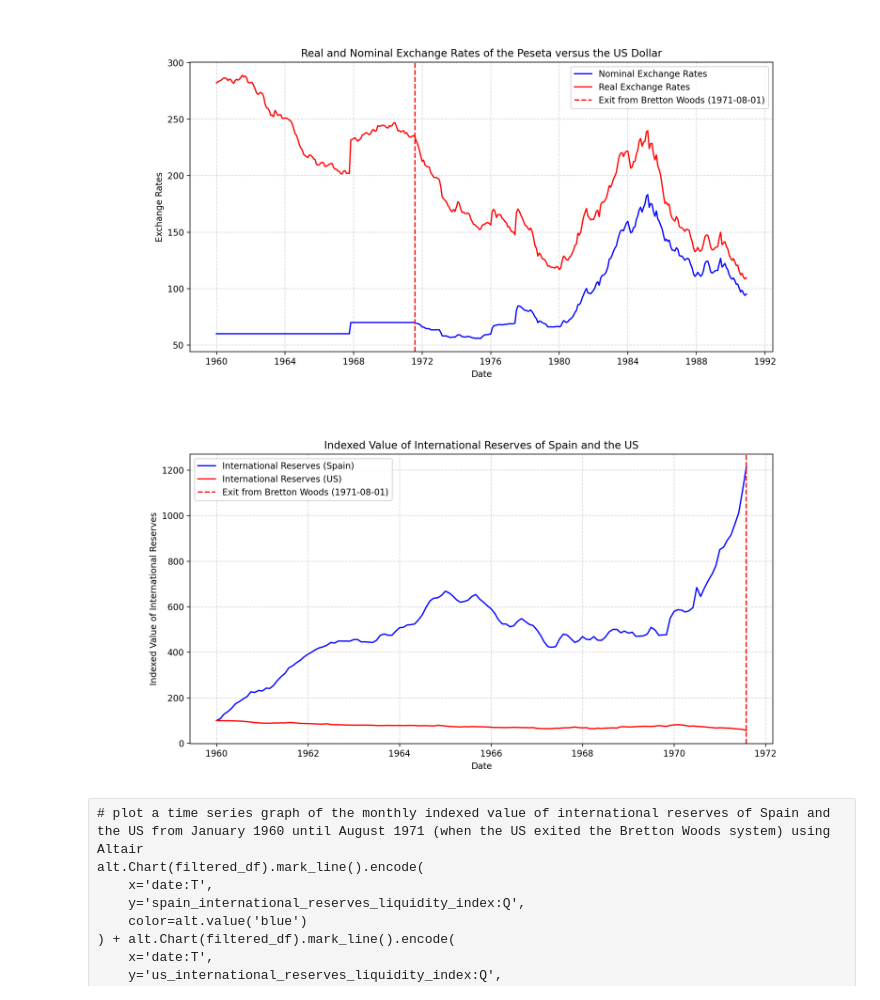
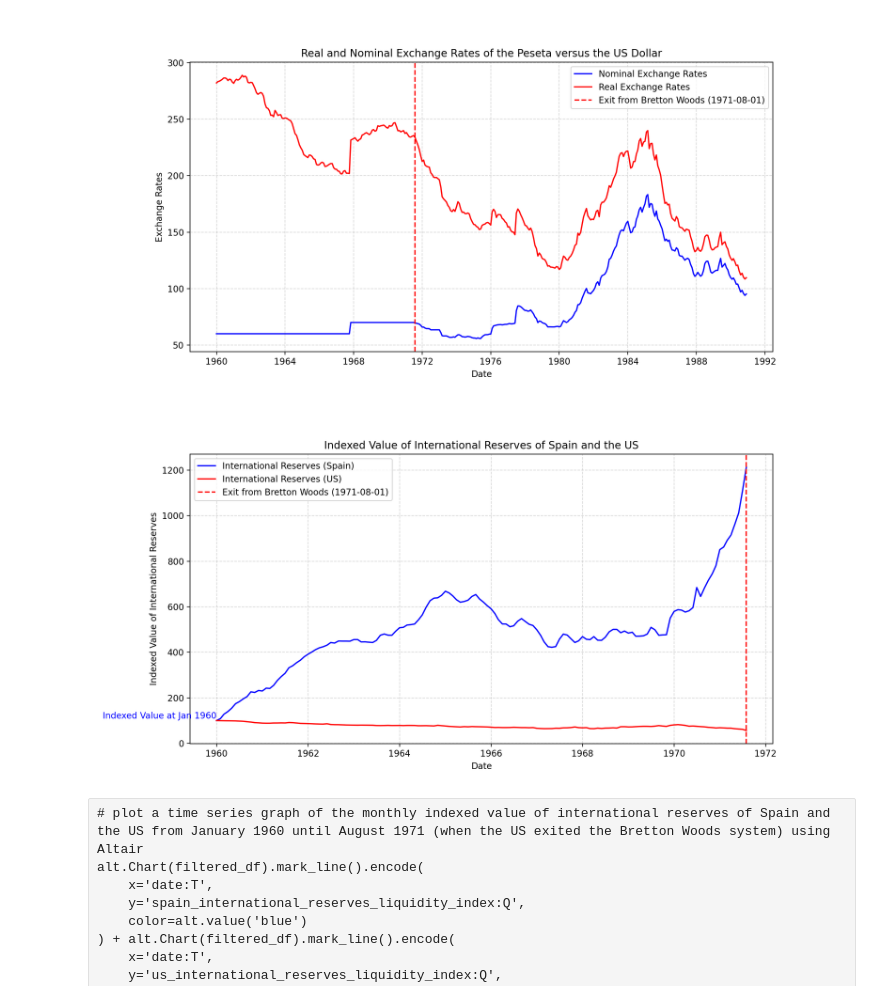
Before and after one commit to yuyaobai/ec1b1-coursework-group15, a Jupyter notebook: ec1b1coursework.ipynb, the cells around one changed output. Drawn from its saved outputs; the diff is of its cells as text; code cells hidden in the pictures.

```diff
--- a/ec1b1coursework.ipynb
+++ b/ec1b1coursework.ipynb
@@ -326,20 +325,22 @@ plt.show()
 # %%
 filtered_df = merged_df[(merged_df['date'] >= '1960-01-01') & (merged_df['date'] <= '1971-08-01')]
 
 # Plot a time series graph of the monthly indexed value of international reserves of Spain and the US from January 1960 until August 1971 (when the US exited the Bretton Woods system)
 
 plt.plot(filtered_df['date'], filtered_df['spain_international_reserves_liquidity_index'], label='International Reserves (Spain)', color='blue')
 plt.plot(filtered_df['date'], filtered_df['us_international_reserves_liquidity_index'], label='International Reserves (US)', color='red')
 plt.axvline(pd.to_datetime('1971-08-01'), color='red', linestyle='--', label='Exit from Bretton Woods (1971-08-01)')
+# label the point at jan 1960 to show the indexed value of international reserves at that point (100)
+plt.text(pd.to_datetime('1960-01-01'), filtered_df['spain_international_reserves_liquidity_index'].iloc[0], 'Indexed Value at Jan 1960', verticalalignment='bottom', horizontalalignment='right', color='blue')
 plt.legend()
 plt.title('Indexed Value of International Reserves of Spain and the US')
 plt.xlabel('Date')
 plt.ylabel('Indexed Value of International Reserves')
 plt.gcf().set_size_inches(12, 6)
 plt.grid(True, linestyle='--', alpha=0.5)
 plt.show()
 # %% [output]
-[figure, old version]
+[figure, new version]
 # %% [raw]
 # plot a time series graph of the monthly indexed value of international reserves of Spain and the US from January 1960 until August 1971 (when the US exited the Bretton Woods system) using Altair
 alt.Chart(filtered_df).mark_line().encode(
```
Also changed, not shown: parts of 4 cells of this notebook, 1 other file.
